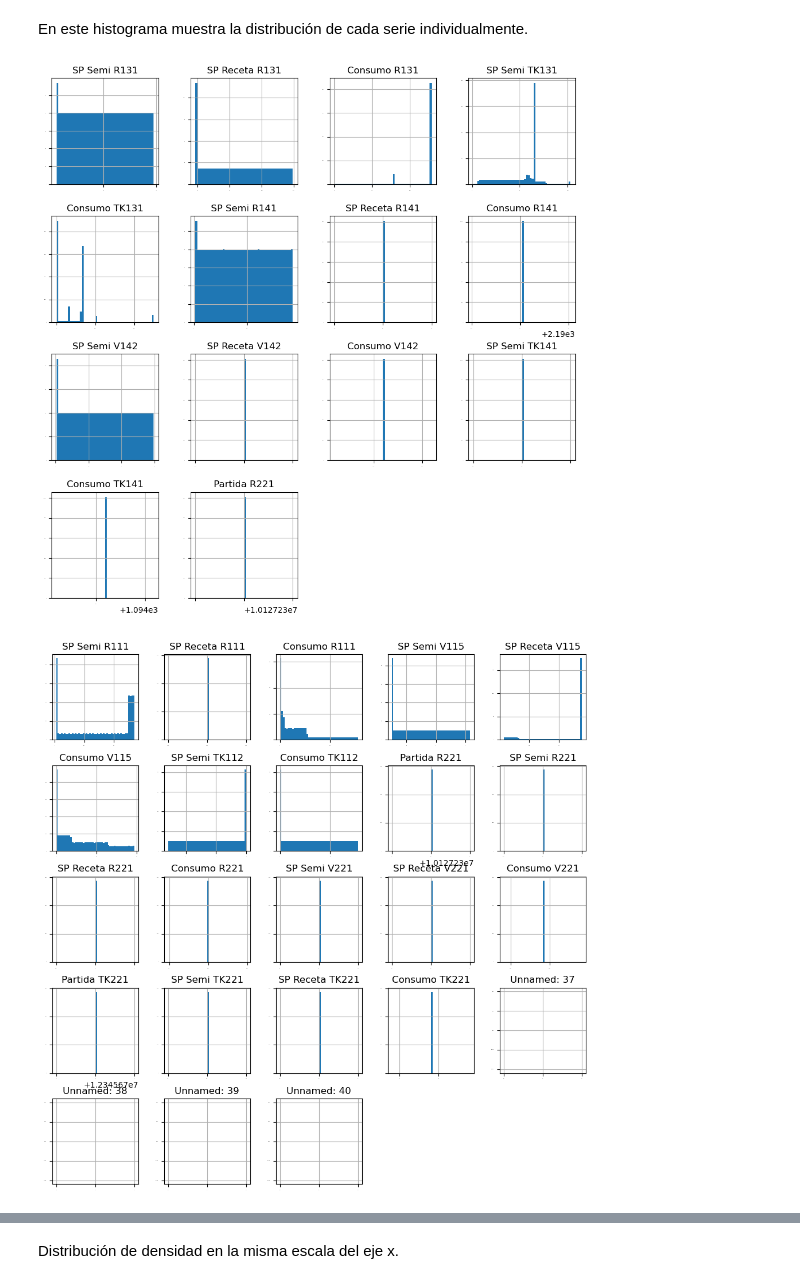
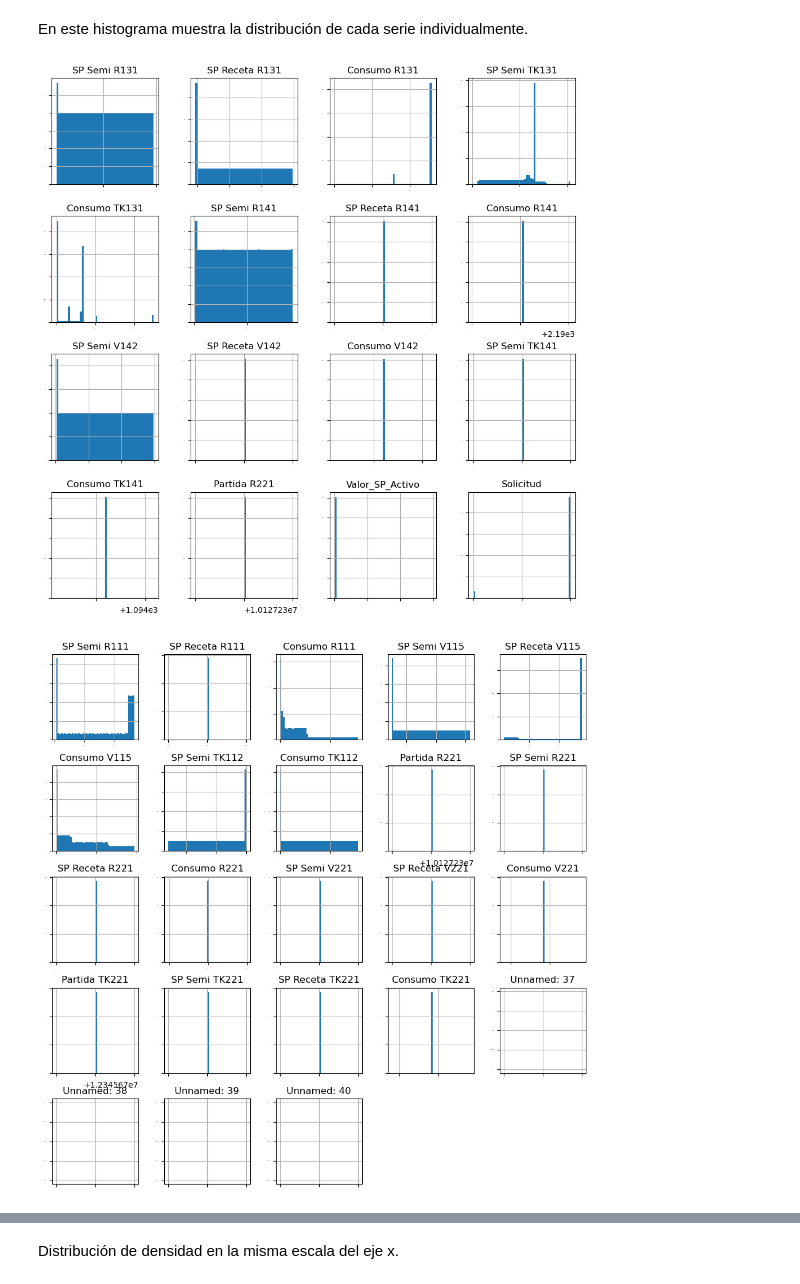
Before and after one commit to AcSsalazar/Proyecto_1_udem, a Jupyter notebook: MP_Consumos_BarbosaV2.ipynb, the cells around one changed output, grey strips where cells are left out. Saved outputs shown, nothing was run; the diff lists cells and outputs as text; code cells hidden in the pictures.

```diff
--- a/MP_Consumos_BarbosaV2.ipynb
+++ b/MP_Consumos_BarbosaV2.ipynb
@@ -233,6 +236,7 @@ En este histograma muestra la distribución de cada serie individualmente.
 # %%
 VisualizacionHis(sample_dfSoda)
 VisualizacionHis(sample_dfXilol)
+VisualizacionHis(sample_dfToluol)
 # %% [output]
-[figure, old version]
+[figure, new version]
 [figure]
```
Also changed, not shown: parts of 2 cells of this notebook.
